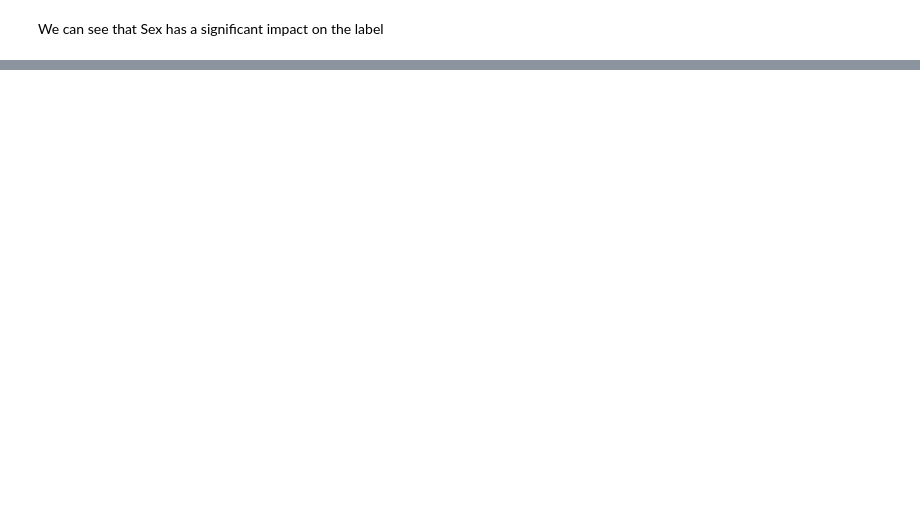
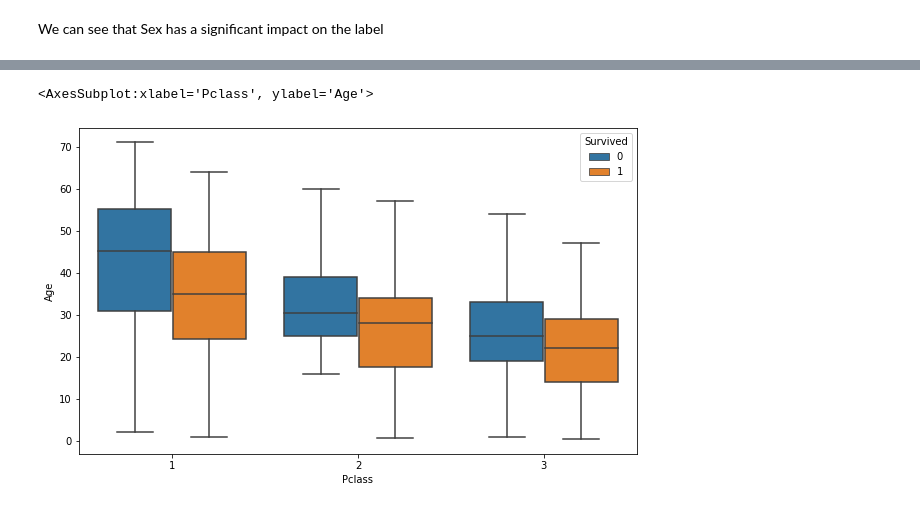
Before and after one commit to sperng/kaggle_Titanic, a Jupyter notebook: titanic_competition.ipynb, the cells around one changed output, grey strips where cells are left out. Saved outputs shown, nothing was run; the diff lists cells and outputs as text; code cells hidden in the pictures; blank space fills up the shorter version.

```diff
--- a/titanic_competition.ipynb
+++ b/titanic_competition.ipynb
@@ -175,0 +218,3 @@ sns.pairplot(data=df,hue='Survived')
+# %%
+df.loc[df.PassengerId == 34, 'Age'] = 60
+df.loc[df.PassengerId == 673, 'Age'] = 60
@@ -175,0 +227,2 @@ sns.pairplot(data=df,hue='Survived')
+# %%
+df.loc[df.PassengerId == 571, 'Age'] = 57
@@ -175,0 +240,13 @@ sns.pairplot(data=df,hue='Survived')
+# %%
+#this is a better way to do the replacing
+df.loc[(df.Pclass == 3) & (df.Survived == 0) & (df.Age > 54), 'Age'] = 54
+# %%
+#third class survived
+df.loc[(df.Pclass == 3) & (df.Survived == 1) & (df.Age > 47), 'Age'] = 47
+# %%
+#No outliers now
+plt.figure(figsize=(10,6))
+sns.boxplot(data=df, x='Pclass',y='Age',hue='Survived')
+# %% [output]
+<AxesSubplot:xlabel='Pclass', ylabel='Age'>
+[figure, added]
```
Also changed, not shown: parts of 34 cells of this notebook.
